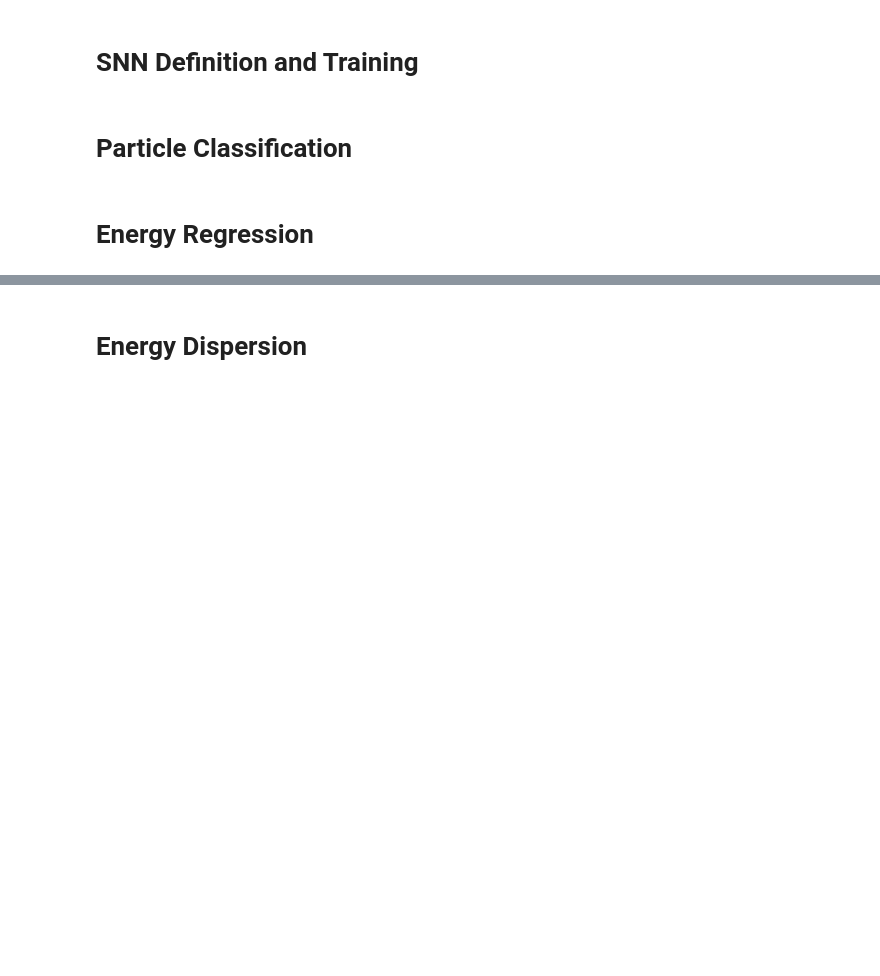
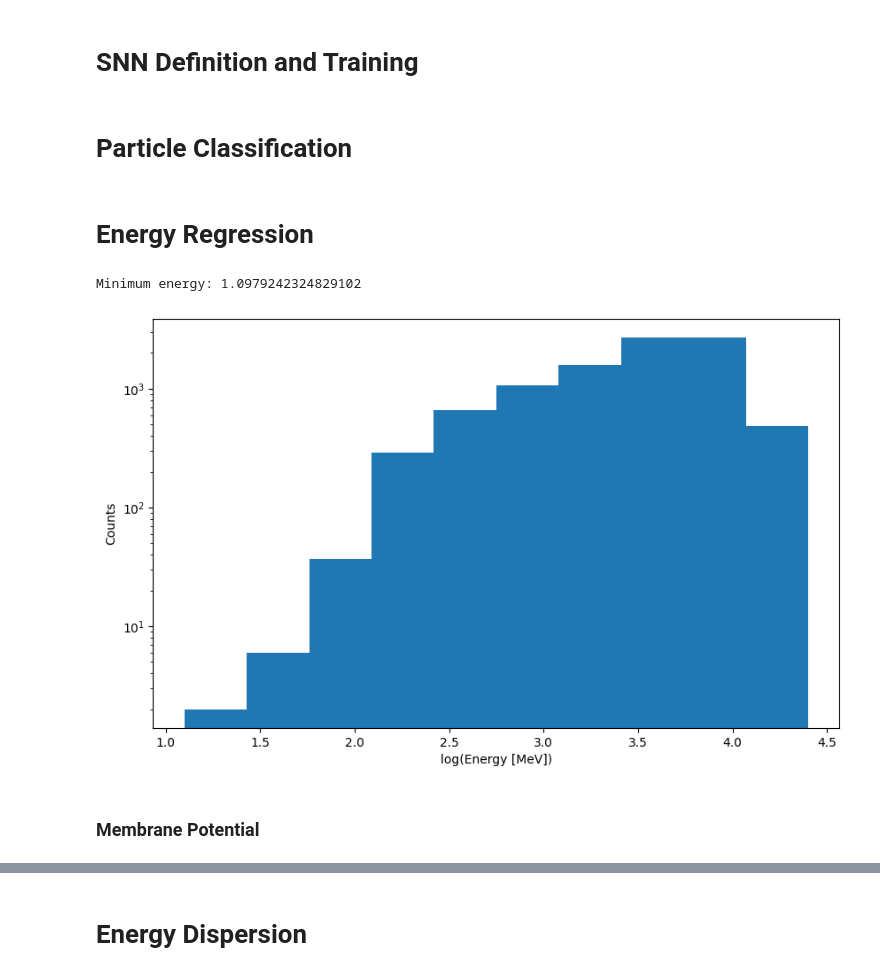
Before and after one commit to enlupi/SNN-Cal, a Jupyter notebook: SNN/SNN.ipynb, the cells around one changed output, grey strips where cells are left out. Saved outputs shown, nothing was run; the diff lists cells and outputs as text; code cells hidden in the pictures; blank space fills up the shorter version.

Commit message:
ADD energy reg plots and accuracy with accual values

```diff
--- a/SNN/SNN.ipynb
+++ b/SNN/SNN.ipynb
@@ -330,7 +333,8 @@ train_net.cm["test"].plot()
 # %% [markdown]
 # Energy Regression
 # %%
-data_train, data_test, data_val = ds.build_dataset("../Data", max_files=5, target="energy")
+data_train, data_test, data_val = ds.build_dataset("../Data/PrimaryOnly", max_files=5, target="energy",
+                                                   transform=lambda x: (x[0], ds.to_tensor_and_dtype(np.log10(x[1]), torch.float32)))
 # %%
 batch_size = 50
 nw = 0
@@ -340,13 +344,16 @@ test_load  = DataLoader(data_test[:(len(data_test)//batch_size)*batch_size],   b
 # %%
 energies = ((np.array([d[1] for d in data_train])))
 
 fig = plt.figure(facecolor="w", figsize=(10, 6))
-plt.xlabel("log(Energy)")
+plt.xlabel("log(Energy [MeV])")
 plt.ylabel("Counts")
 plt.yscale("log")
 plt.hist(energies)
 
 print(f"Minimum energy: {min(energies)}")
+# %% [output]
+Minimum energy: 1.0979242324829102
+[figure, added]
 # %%
 net_desc_regression = {
     "layers" : [100, 200, 1],
@@ -374,6 +381,8 @@ def _spikegen(data):
     spike_data = data.transpose(0,1)
     spike_train = torch.where(spike_data > 300, torch.tensor(1), torch.tensor(0)).to(torch.float32)
     return spike_train
+# %% [markdown]
+### Membrane Potential
 # %%
 net_desc_regression_multi = {
     "layers" : [400, 200, 1],
```
Also changed, not shown: parts of 20 cells of this notebook.
